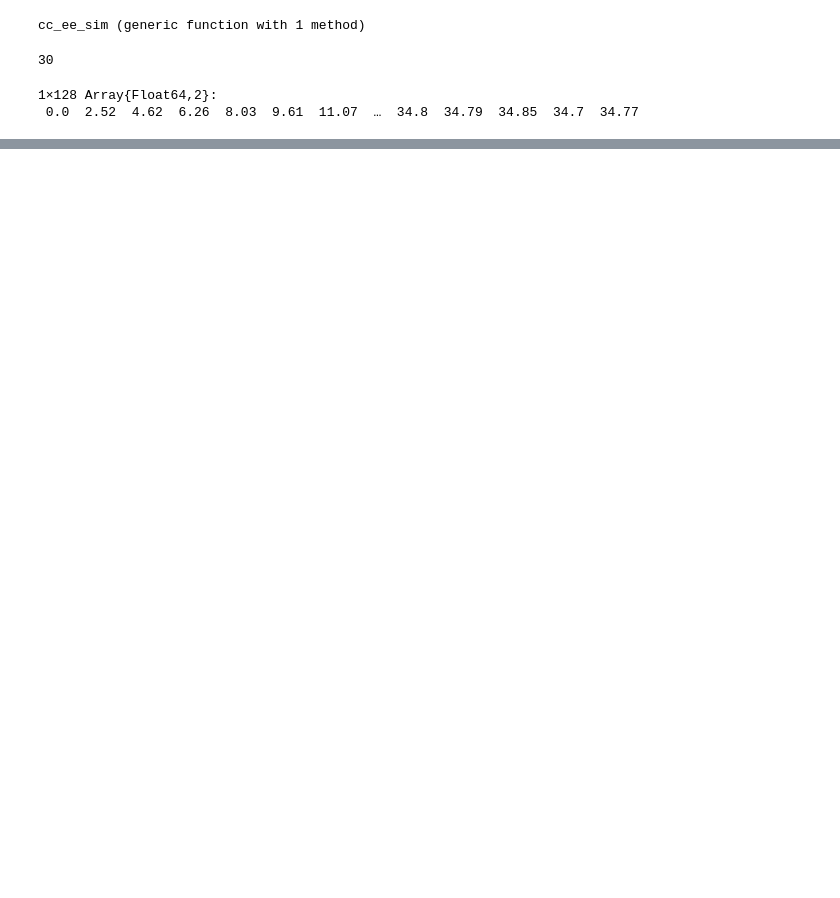
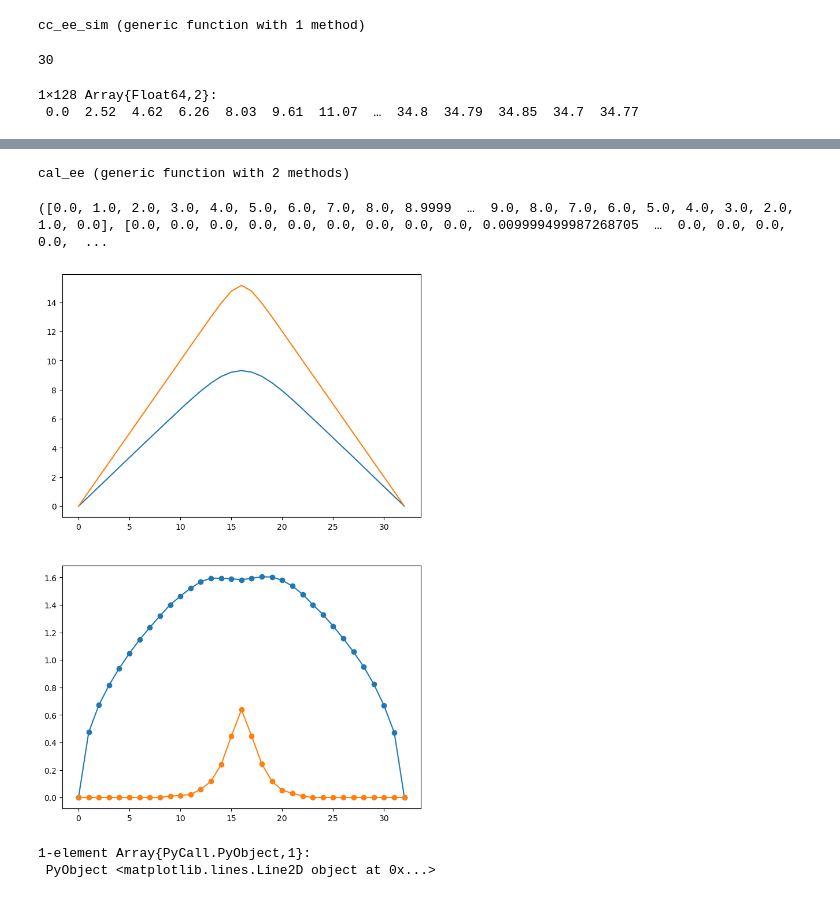
Before and after one commit to sangsq/julia-clifford, a Jupyter notebook: notebooks/charge_conserve_circuit.ipynb, the cells around one changed output, grey strips where cells are left out. Saved outputs shown, nothing was run; the diff lists cells and outputs as text; code cells hidden in the pictures; blank space fills up the shorter version.

```diff
--- a/notebooks/charge_conserve_circuit.ipynb
+++ b/notebooks/charge_conserve_circuit.ipynb
@@ -96,0 +77,79 @@ Total snapshots: 134250
+# %%
+function rand_prod_state(n)
+    xz = zeros(Bool, 2n, 2n)
+    s = rand([0, 2], 2n)
+    for i in 1:n
+        a = rand()
+        if a < 1/3
+            xz[i, 2i-1] = true
+            xz[i+n, 2i] = true
+        elseif a < 2/3
+            xz[i, 2i] = true
+            xz[i+n, 2i-1] = true
+        else
+            xz[i, 2i-1] = true
+            xz[i, 2i] = true
+            xz[i+n, 2i] = true
+
+            s[i] += 1
+        end
+    end
+    return StabState(xz, s, n)
+end
+
+
+function cal_cc_ee(n, avg, ini_state, gate)
+    ee = zeros(n+1)
+    ee2 = zeros(n+1)
+    for _ in 1:avg
+        state = ini_state(n)
+        cl = gate(n)
+        clifford_action!(cl, state, 1:n)
+        tmp = left_ee_on_all_cuts(state)
+        ee += tmp
+        ee2 += tmp.^2
+    end
+    Eee = ee ./ avg
+    Eee2 = ee2 ./ avg
+    Dee = sqrt.(Eee2 - Eee.^2)
+    return Eee, Dee
+end
+
+
+function QEC_sim(n, k, n_loss, ini_state, gate)
+    # [k-ref | n-physical]
+    state = ini_state(n+k)
+    for i in 1:k
+        state.xz[i, 2i-1] = true
+        state.xz[i+k, ]
+    end
+    gate = gate(n)
+    clifford_action!(cl, state, k+1:k+n)
+    mi = mutual_info(state, 1:k, k+n_loss+1:k+n)
+    mn = mutual_neg(state, 1:k, k+n_loss+1:k+n)
+    return mi-2mn, div(mn, 2)
+end
+# %% [output]
+cal_ee (generic function with 2 methods)
+# %%
+avg = 10000
+n = 32
+
+Eee1, Dee1 = cal_cc_ee(n, avg, rand_prod_state)
+Eee2, Dee2 = cal_ee(n, avg, rand_prod_state)
+# %% [output]
+([0.0, 1.0, 2.0, 3.0, 4.0, 5.0, 6.0, 7.0, 8.0, 8.9999  …  9.0, 8.0, 7.0, 6.0, 5.0, 4.0, 3.0, 2.0, 1.0, 0.0], [0.0, 0.0, 0.0, 0.0, 0.0, 0.0, 0.0, 0.0, 0.0, 0.009999499987268705  …  0.0, 0.0, 0.0, 0.0,  ...
+# %%
+fg, ax = subplots(2, figsize=(8, 12))
+
+ax[1].plot(Eee1)
+ax[1].plot(Eee2)
+
+ax[2].plot(Dee1, "-o")
+ax[2].plot(Dee2, "-o")
+
+# ax[2].set_yscale("log")
+# %% [output]
+[figure, added]
+1-element Array{PyCall.PyObject,1}:
+ PyObject <matplotlib.lines.Line2D object at 0x...>
```
Also changed, not shown: parts of 2 cells of this notebook, 3 other files.
